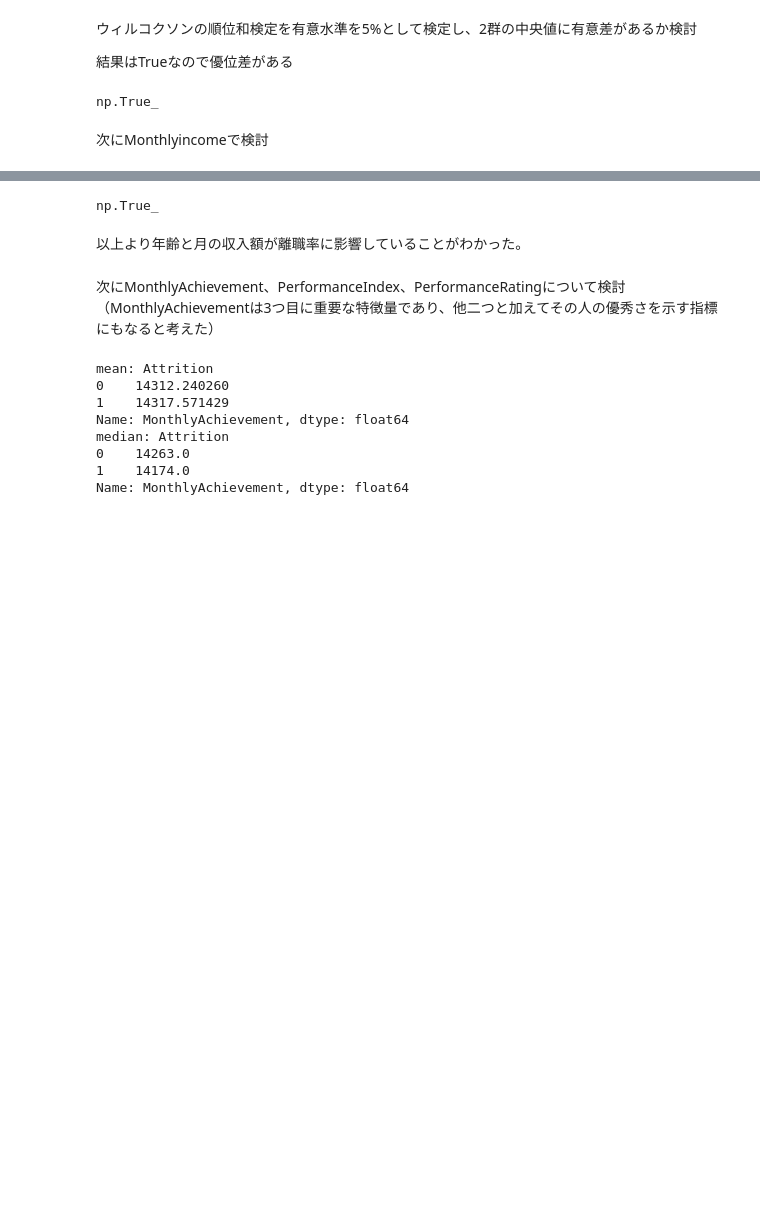
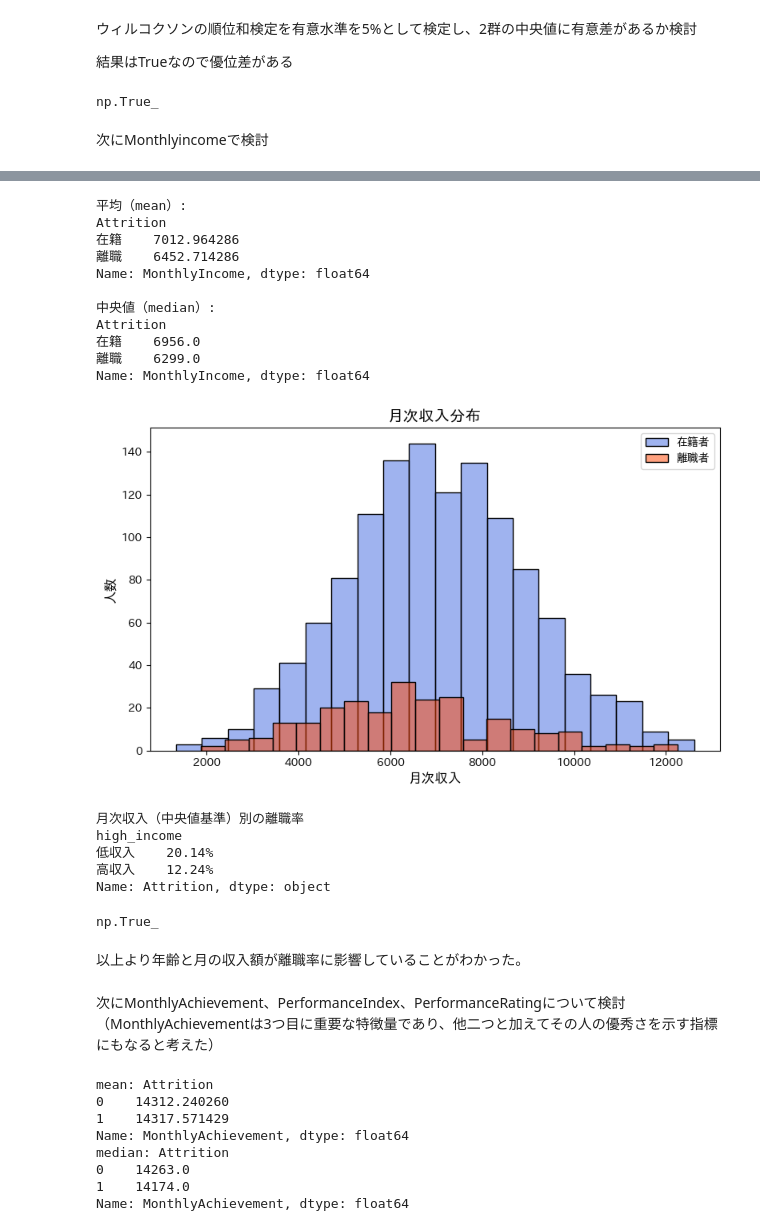
Before and after one commit to iwatsuki-yuuki/Matsuo-GCI, a Jupyter notebook: GCI最終課題.ipynb, the cells around one changed output, grey strips where cells are left out. Saved outputs shown, nothing was run; the diff lists cells and outputs as text; code cells hidden in the pictures; blank space fills up the shorter version.

```diff
--- a/GCI最終課題.ipynb
+++ b/GCI最終課題.ipynb
@@ -926,3 +979,66 @@ dtype: object
+# %%
+print('平均（mean）:')
+print(df.groupby('Attrition')['MonthlyIncome'].mean().rename({0: '在籍', 1: '離職'}))
+print('\n中央値（median）:')
+print(df.groupby('Attrition')['MonthlyIncome'].median().rename({0: '在籍', 1: '離職'}))
+
+plt.figure(figsize=(8, 5))
+
+sns.histplot(
+    df[df['Attrition'] == 0]['MonthlyIncome'],
+    bins=20,
+    color='royalblue',
+    alpha=0.5,
+    label='在籍者'
+)
+
+sns.histplot(
+    df[df['Attrition'] == 1]['MonthlyIncome'],
+    bins=20,
+    color='orangered',
+    alpha=0.5,
+    label='離職者'
+)
+
+plt.title('月次収入分布', fontsize=14)
+plt.xlabel('月次収入', fontsize=12)
+plt.ylabel('人数', fontsize=12)
+plt.legend()
+plt.tight_layout()
+plt.show()
+# %% [output]
+平均（mean）:
+Attrition
+在籍    7012.964286
+離職    6452.714286
+Name: MonthlyIncome, dtype: float64
+
+中央値（median）:
+Attrition
+在籍    6956.0
+離職    6299.0
+Name: MonthlyIncome, dtype: float64
+[figure, added]
+# %%
+median_income = df['MonthlyIncome'].median()
+
+df['high_income'] = df['MonthlyIncome'] >= median_income
+
+rate_by_income = (
+    df.groupby('high_income')['Attrition']
+      .mean()
+      .rename(index={False: '低収入', True: '高収入'})
+      .apply(lambda r: f'{r:.2%}')
+)
+
+print('月次収入（中央値基準）別の離職率')
+print(rate_by_income)
+# %% [output]
+月次収入（中央値基準）別の離職率
+high_income
+低収入    20.14%
+高収入    12.24%
+Name: Attrition, dtype: object
 # %%
 from scipy import stats
 s, pvalue = stats.mannwhitneyu(df[df["Attrition"]==1]["MonthlyIncome"]
```
Also changed, not shown: parts of 51 cells of this notebook.
